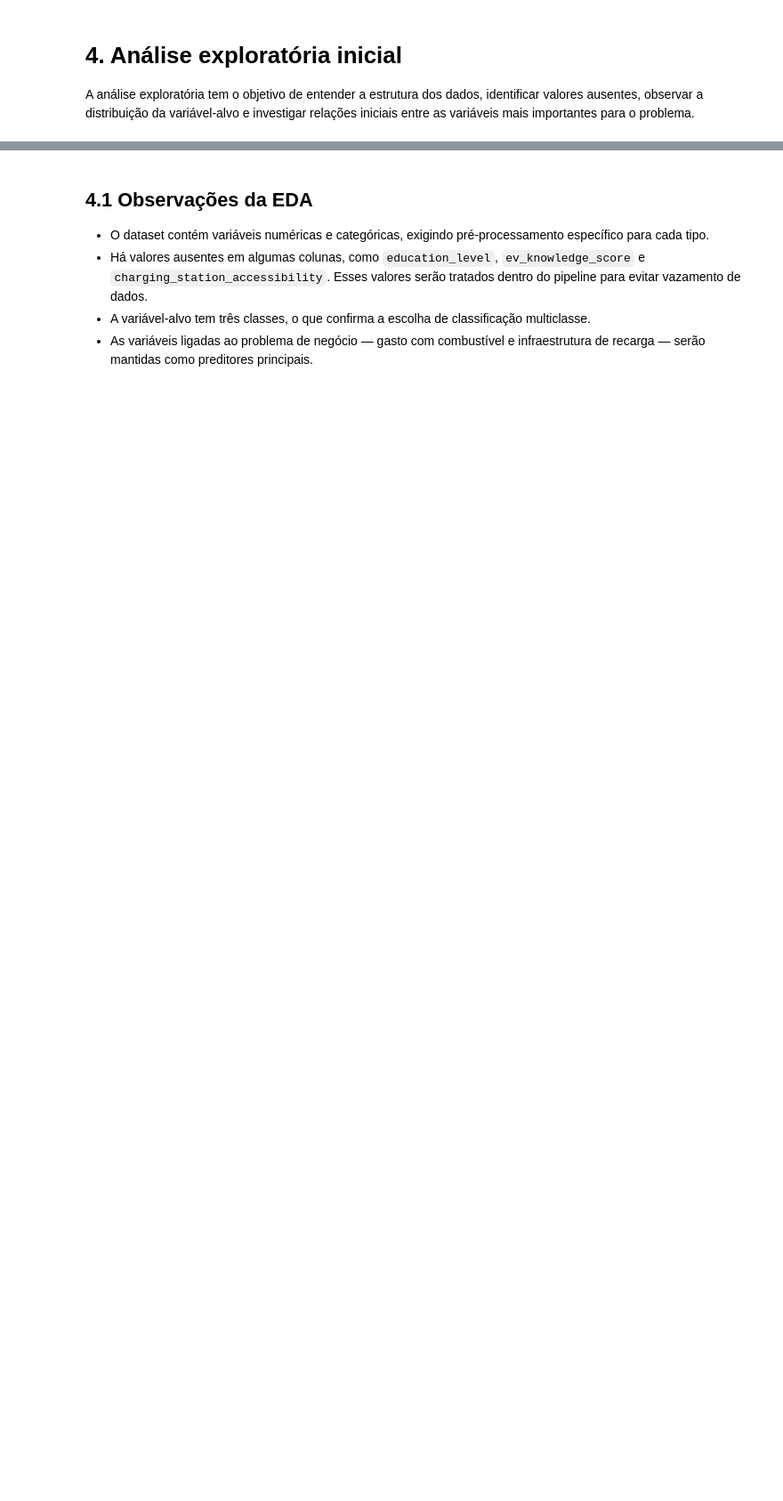
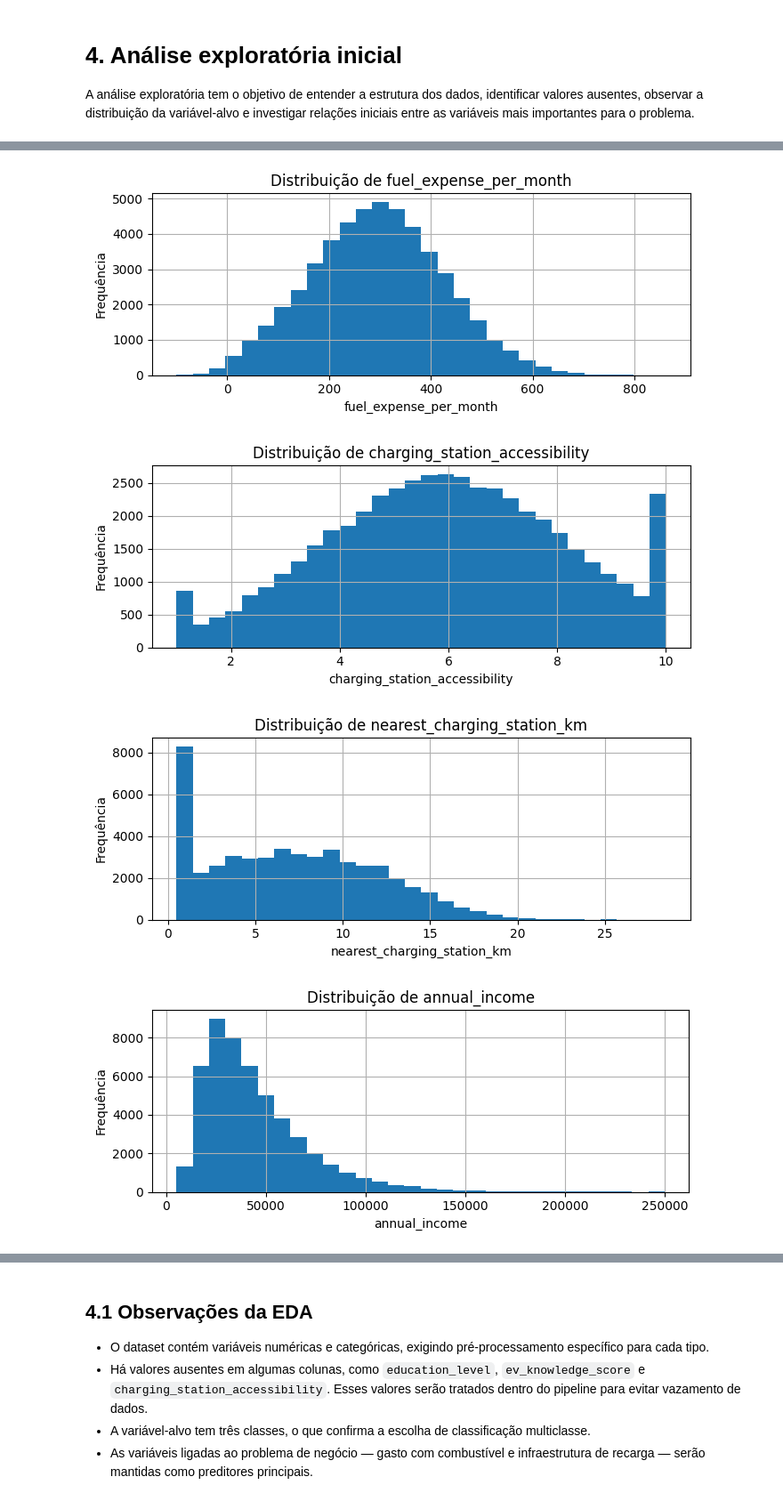
Before and after one commit to tfiorio/pos-pucrio, a Jupyter notebook: MVP_Thompson_Fiorio.ipynb, the cells around one changed output, grey strips where cells are left out. Shown at 89% size. Cells and saved outputs as stored; diff of their text form; code cells hidden in the pictures; blank space fills up the shorter version.

```diff
--- a/MVP_Thompson_Fiorio.ipynb
+++ b/MVP_Thompson_Fiorio.ipynb
@@ -214,20 +277,25 @@ plot_bar(target_counts, "Distribuição da variável-alvo", "Classe", "Quantidad
 # %%
-# Distribuições de variáveis numéricas relevantes
+# distribuições de variáveis numéricas relevantes
 important_numeric = [
     "fuel_expense_per_month",
     "charging_station_accessibility",
     "nearest_charging_station_km",
     "annual_income",
     "daily_commute_km",
     "environmental_awareness_score",
     "technology_affinity_score",
     "ev_knowledge_score",
 ]
 
 for col in important_numeric:
-    ax = df[col].hist(bins=30, figsize=(7, 3))
+    ax = df_exp[col].hist(bins=30, figsize=(7, 3))
     ax.set_title(f"Distribuição de {col}")
     ax.set_xlabel(col)
     ax.set_ylabel("Frequência")
     plt.tight_layout()
     plt.show()
+# %% [output]
+[figure, added]
+[figure, added]
+[figure, added]
+[figure, added]
```
Also changed, not shown: parts of 19 cells of this notebook.
